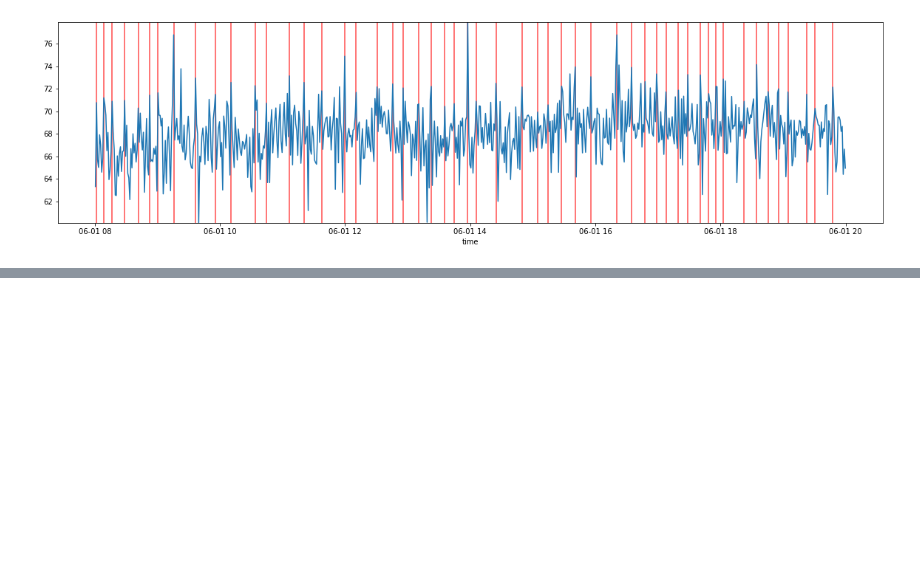
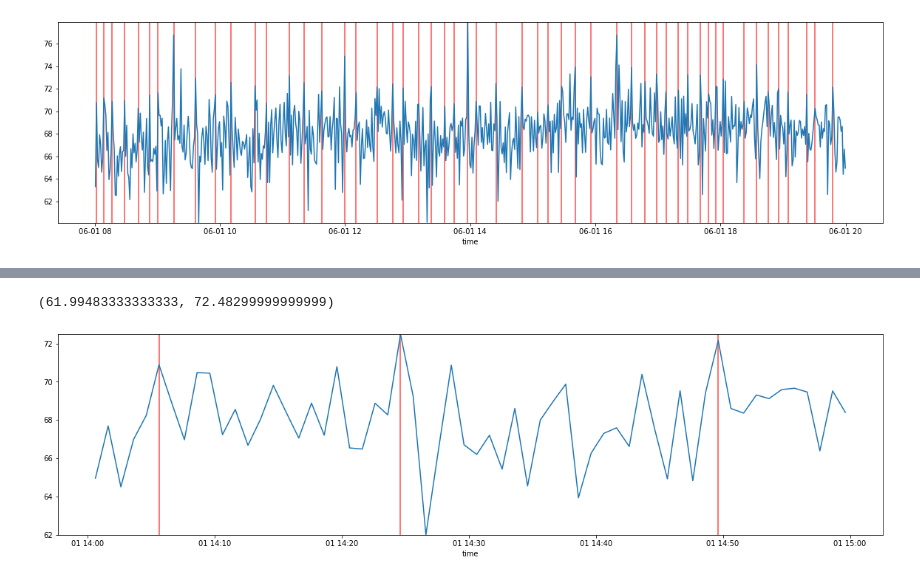
Before and after one commit to marin-hyatt/public-redhook-analysis, a Jupyter notebook: Truck_Analysis.ipynb, the cells around one changed output, grey strips where cells are left out. Cells and saved outputs as stored; diff of their text form; code cells hidden in the pictures; blank space fills up the shorter version.

```diff
--- a/Truck_Analysis.ipynb
+++ b/Truck_Analysis.ipynb
@@ -619,0 +832,12 @@ plt.ylim(minute_dBAS_arr_am.min(), minute_dBAS_arr_am.max())
+# %%
+hour_spl_peaks = librosa.util.peak_pick(minute_dBAS_arr_hour, 7, 7, 7, 7, 0.5, 5)
+# %%
+plt.figure(figsize=(20, 5))
+plt.plot(minute_time_arr_hour, minute_dBAS_arr_hour)
+plt.grid(False)
+plt.vlines(minute_time_arr_hour[hour_spl_peaks], 0, minute_dBAS_arr_hour.max(), color='r', alpha=0.7)
+plt.xlabel('time')
+plt.ylim(minute_dBAS_arr_hour.min(), minute_dBAS_arr_hour.max())
+# %% [output]
+(61.99483333333333, 72.48299999999999)
+[figure, added]
```
Also changed, not shown: parts of 18 cells of this notebook.
